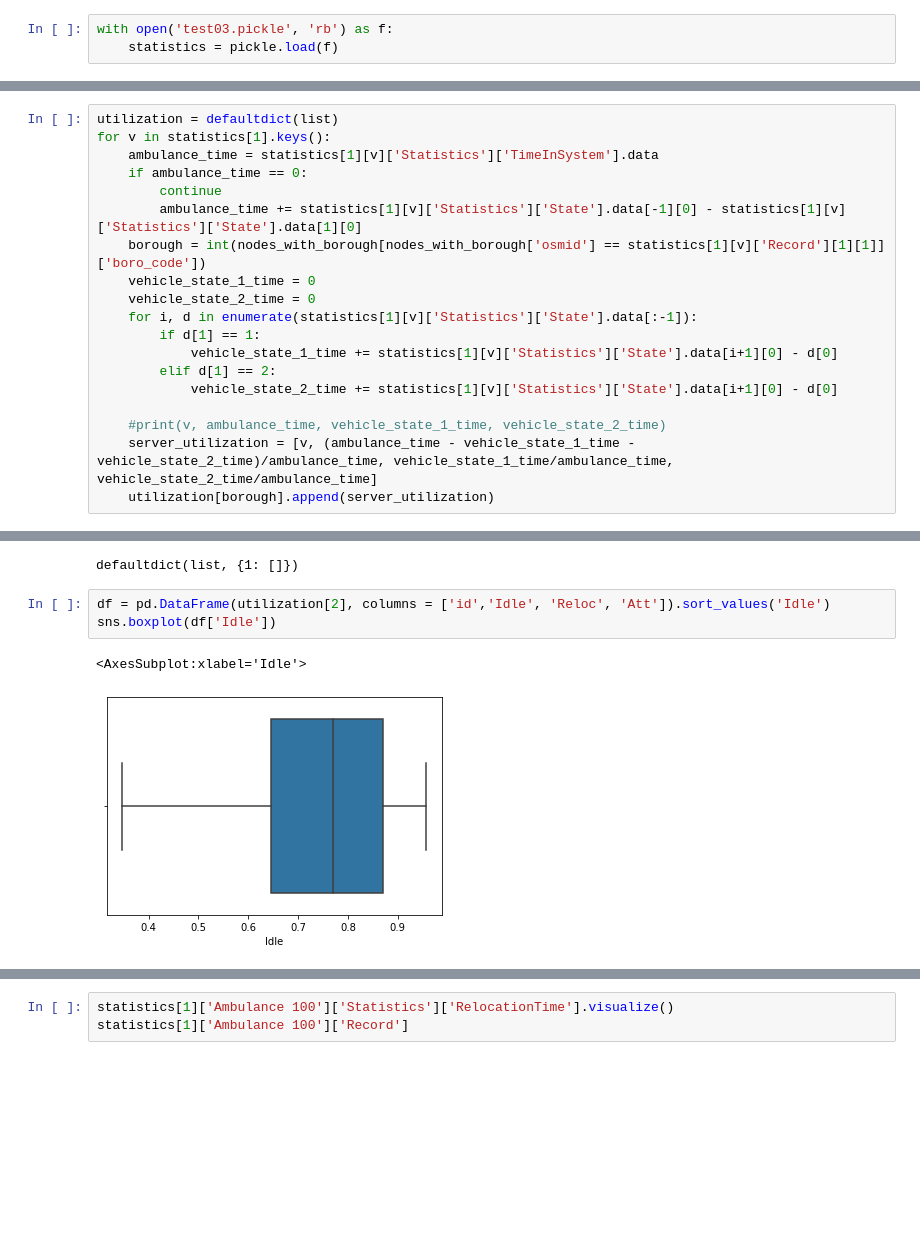
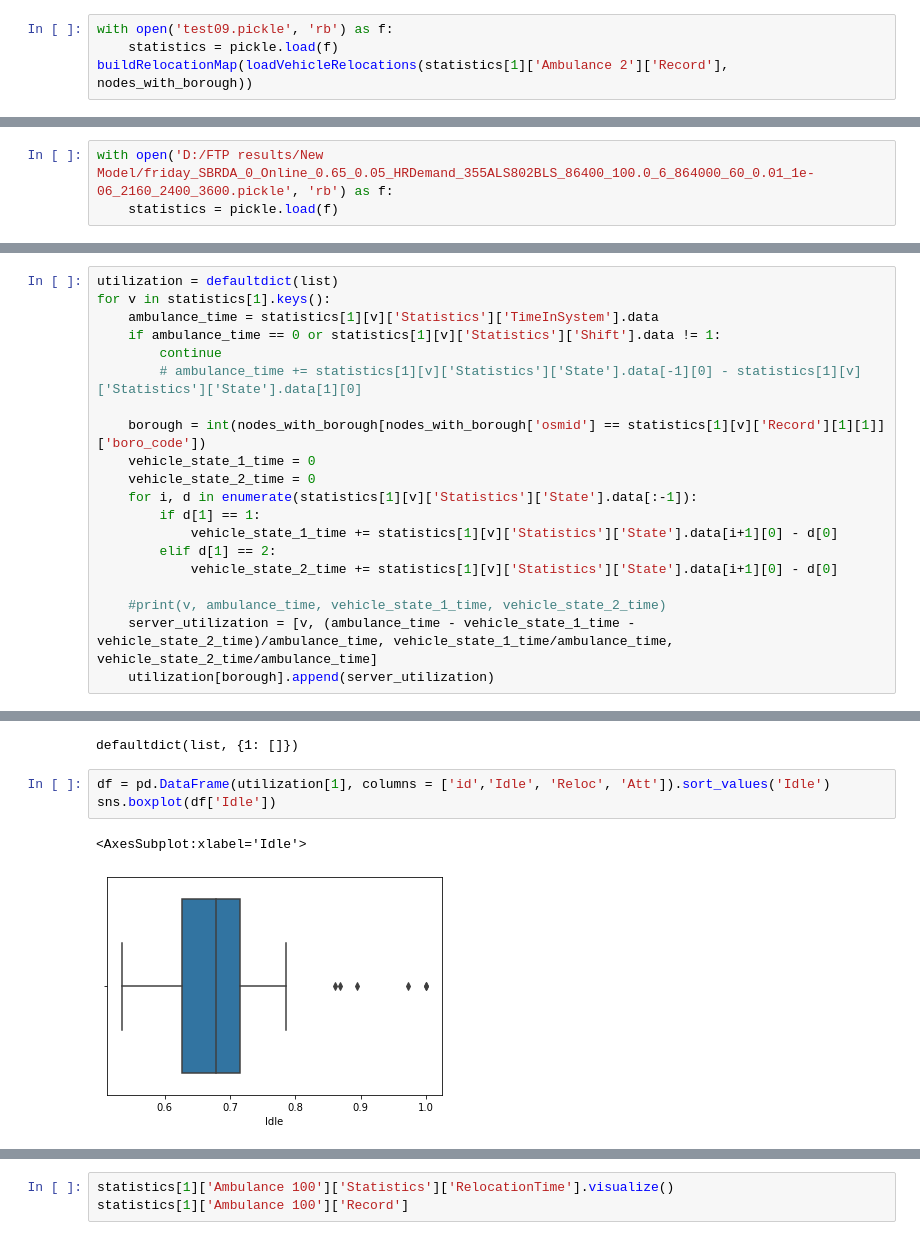
Before and after one commit to yamilbknsu/ems-ny-data, a Jupyter notebook: StatisticsDisplay2.ipynb, the cells around one changed output, grey strips where cells are left out. Cells and saved outputs as stored; diff of their text form; blank space fills up the shorter version.

```diff
--- a/StatisticsDisplay2.ipynb
+++ b/StatisticsDisplay2.ipynb
@@ -593,3 +679,4 @@ df.to_excel('Maps and Others/dataSummaryTest01.xlsx')
 # %%
-with open('test03.pickle', 'rb') as f:
+with open('test09.pickle', 'rb') as f:
     statistics = pickle.load(f)
+buildRelocationMap(loadVehicleRelocations(statistics[1]['Ambulance 2']['Record'], nodes_with_borough))
@@ -596 +688,4 @@ with open('test03.pickle', 'rb') as f:
+# %%
+with open('D:/FTP results/New Model/friday_SBRDA_0_Online_0.65_0.05_HRDemand_355ALS802BLS_86400_100.0_6_864000_60_0.01_1e-06_2160_2400_3600.pickle', 'rb') as f:
+    statistics = pickle.load(f)
 # %%
@@ -623,9 +722,10 @@ statistics[1]['Ambulance 205']['Record']#['Statistics']['State'].data
 utilization = defaultdict(list)
 for v in statistics[1].keys():
     ambulance_time = statistics[1][v]['Statistics']['TimeInSystem'].data
-    if ambulance_time == 0:
+    if ambulance_time == 0 or statistics[1][v]['Statistics']['Shift'].data != 1:
         continue
-        ambulance_time += statistics[1][v]['Statistics']['State'].data[-1][0] - statistics[1][v]['Statistics']['State'].data[1][0]
+        # ambulance_time += statistics[1][v]['Statistics']['State'].data[-1][0] - statistics[1][v]['Statistics']['State'].data[1][0]
+
     borough = int(nodes_with_borough[nodes_with_borough['osmid'] == statistics[1][v]['Record'][1][1]]['boro_code'])
     vehicle_state_1_time = 0
     vehicle_state_2_time = 0
@@ -643,11 +743,11 @@ utilization
 # %% [output]
 defaultdict(list, {1: []})
 # %%
-df = pd.DataFrame(utilization[2], columns = ['id','Idle', 'Reloc', 'Att']).sort_values('Idle')
+df = pd.DataFrame(utilization[1], columns = ['id','Idle', 'Reloc', 'Att']).sort_values('Idle')
 sns.boxplot(df['Idle'])
 # %% [output]
 <AxesSubplot:xlabel='Idle'>
-[figure, old version]
+[figure, new version]
 # %%
 df.sort_values('Idle')
 # %% [output]
```
Also changed, not shown: parts of 16 cells of this notebook, 9 other files.
